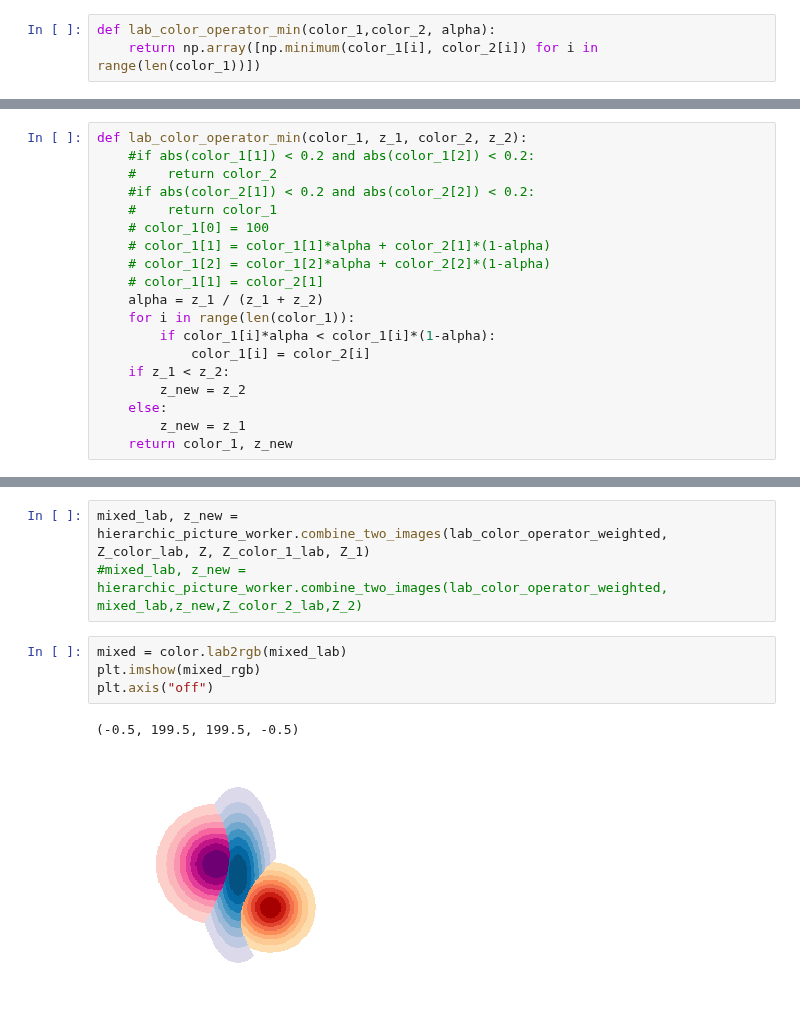
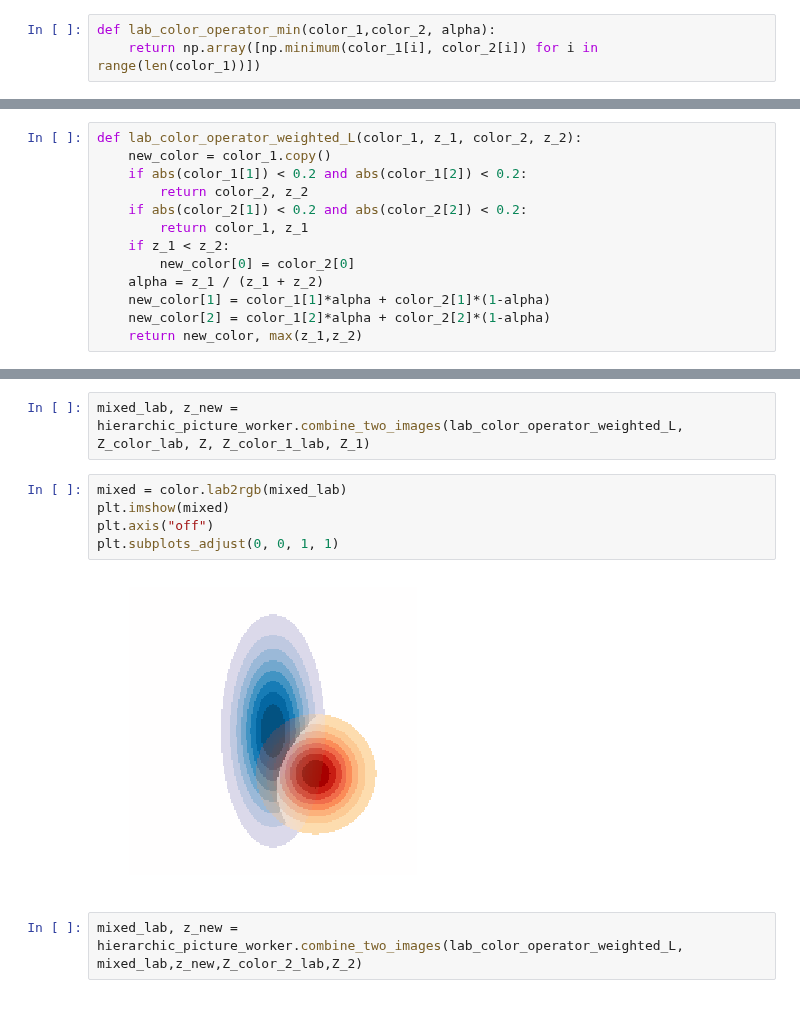
Before and after one commit to asver12/contour-maps-visualization, a Jupyter notebook: lab-color-space.ipynb, the cells around one changed output, grey strips where cells are left out. Drawn from its saved outputs; the diff is of its cells as text.

Commit message:
ddhp-color-study done

```diff
--- a/lab-color-space.ipynb
+++ b/lab-color-space.ipynb
@@ -84,19 +106,13 @@ plt.axis("off")
 # %%
-def lab_color_operator_min(color_1, z_1, color_2, z_2):
-    #if abs(color_1[1]) < 0.2 and abs(color_1[2]) < 0.2:
-    #    return color_2
-    #if abs(color_2[1]) < 0.2 and abs(color_2[2]) < 0.2:
-    #    return color_1
-    # color_1[0] = 100
-    # color_1[1] = color_1[1]*alpha + color_2[1]*(1-alpha)
-    # color_1[2] = color_1[2]*alpha + color_2[2]*(1-alpha)
-    # color_1[1] = color_2[1]
+def lab_color_operator_weighted_L(color_1, z_1, color_2, z_2):
+    new_color = color_1.copy()
+    if abs(color_1[1]) < 0.2 and abs(color_1[2]) < 0.2:
+        return color_2, z_2
+    if abs(color_2[1]) < 0.2 and abs(color_2[2]) < 0.2:
+        return color_1, z_1
+    if z_1 < z_2:
+        new_color[0] = color_2[0]
     alpha = z_1 / (z_1 + z_2)
-    for i in range(len(color_1)):
-        if color_1[i]*alpha < color_1[i]*(1-alpha):
-            color_1[i] = color_2[i]
-    if z_1 < z_2:
-        z_new = z_2
-    else:
-        z_new = z_1
-    return color_1, z_new
+    new_color[1] = color_1[1]*alpha + color_2[1]*(1-alpha)
+    new_color[2] = color_1[2]*alpha + color_2[2]*(1-alpha)
+    return new_color, max(z_1,z_2)
@@ -123,10 +119,11 @@ def lab_color_operator_weighted(color_1, z_1, color_2, z_2):
 # %%
-mixed_lab, z_new = hierarchic_picture_worker.combine_two_images(lab_color_operator_weighted, Z_color_lab, Z, Z_color_1_lab, Z_1)
-#mixed_lab, z_new = hierarchic_picture_worker.combine_two_images(lab_color_operator_weighted, mixed_lab,z_new,Z_color_2_lab,Z_2)
+mixed_lab, z_new = hierarchic_picture_worker.combine_two_images(lab_color_operator_weighted_L, Z_color_lab, Z, Z_color_1_lab, Z_1)
 # %%
 mixed = color.lab2rgb(mixed_lab)
-plt.imshow(mixed_rgb)
+plt.imshow(mixed)
 plt.axis("off")
+plt.subplots_adjust(0, 0, 1, 1)
 # %% [output]
-(-0.5, 199.5, 199.5, -0.5)
-[figure, old version]
+[figure, new version]
+# %%
+mixed_lab, z_new = hierarchic_picture_worker.combine_two_images(lab_color_operator_weighted_L, mixed_lab,z_new,Z_color_2_lab,Z_2)
```
Also changed, not shown: parts of 13 cells of this notebook, 6 other files.
